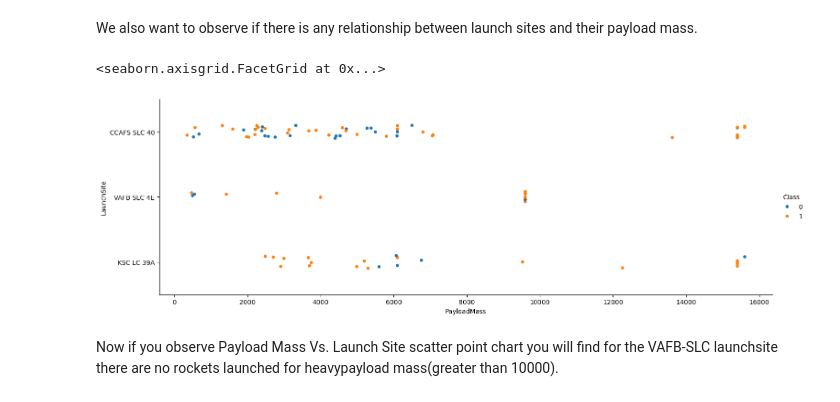
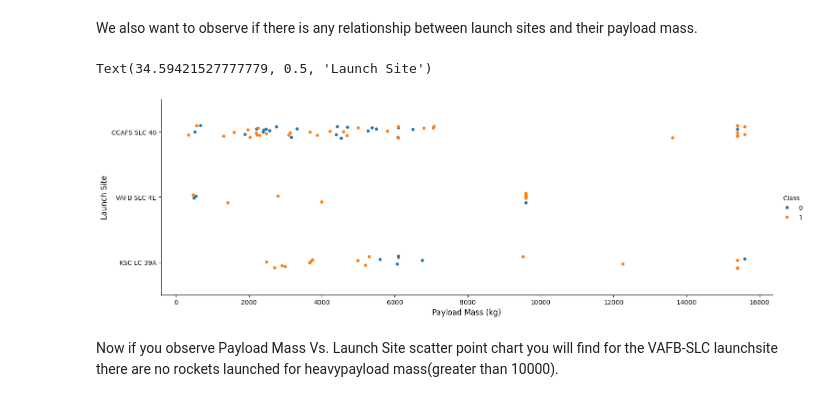
Before and after one commit to YanranChen/IBM-Data-Science, a Jupyter notebook: C10_Applied_Data_Science_Capstone/M2_EDA/M2Lab2_edadataviz.ipynb, the cells around one changed output. Drawn from its saved outputs; the diff is of its cells as text; code cells hidden in the pictures.

```diff
--- a/C10_Applied_Data_Science_Capstone/M2_EDA/M2Lab2_edadataviz.ipynb
+++ b/C10_Applied_Data_Science_Capstone/M2_EDA/M2Lab2_edadataviz.ipynb
@@ -109,9 +111,11 @@ We also want to observe if there is any relationship between launch sites and th
 # %%
 # Plot a scatter point chart with x axis to be Pay Load Mass (kg) and y axis to be the launch site, and hue to be the class value
 sns.catplot(data=df, x='PayloadMass', y='LaunchSite', hue='Class', aspect=3)
+plt.xlabel("Payload Mass (kg)",fontsize=12)
+plt.ylabel("Launch Site",fontsize=12)
 # %% [output]
-<seaborn.axisgrid.FacetGrid at 0x...>
+Text(34.59421527777779, 0.5, 'Launch Site')
-[figure, old version]
+[figure, new version]
 # %% [markdown]
 Now if you observe Payload Mass Vs. Launch Site scatter point chart you will find for the VAFB-SLC  launchsite there are no  rockets  launched for  heavypayload mass(greater than 10000).
 # %% [markdown]
```
Also changed, not shown: parts of 4 cells of this notebook.
